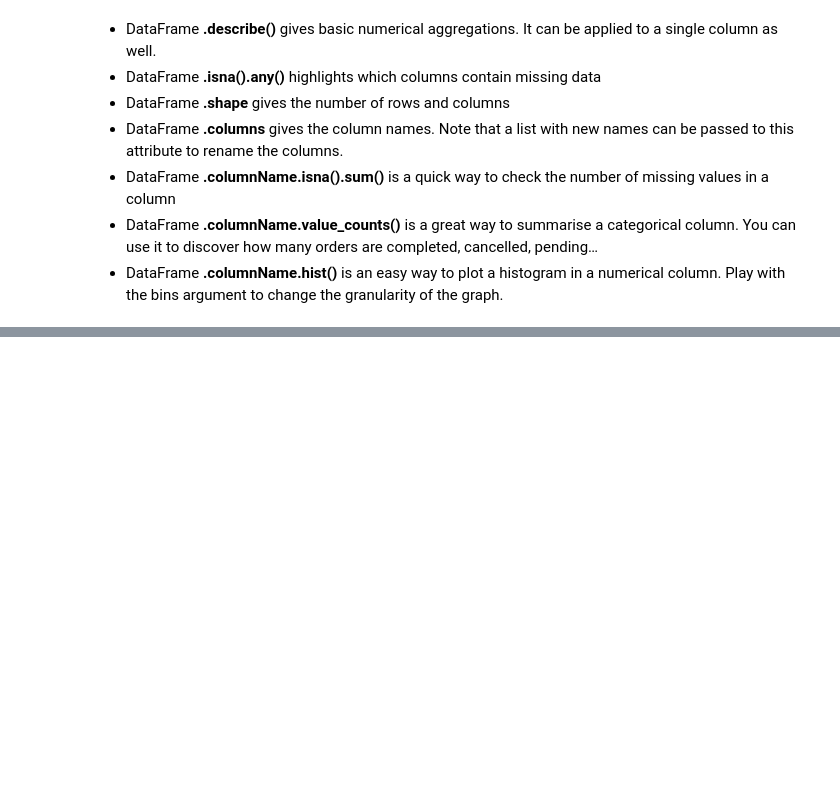
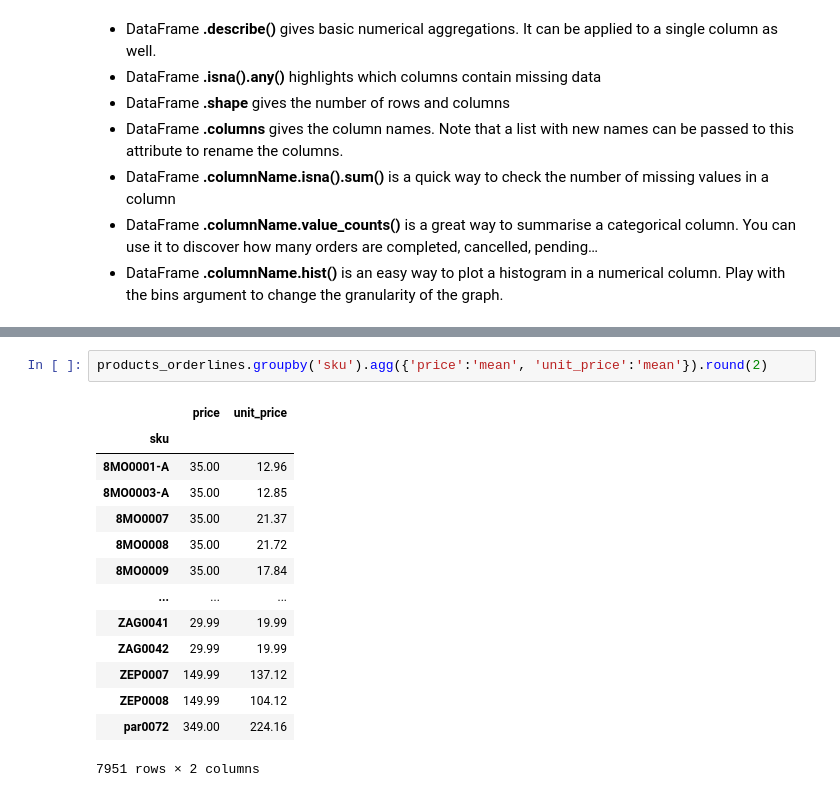
Before and after one commit to MerleSt/Eniac, a Jupyter notebook: Eniac.ipynb, the cells around one changed output, grey strips where cells are left out. Cells and saved outputs as stored; diff of their text form; blank space fills up the shorter version.

```diff
--- a/Eniac.ipynb
+++ b/Eniac.ipynb
@@ -113,0 +72,17 @@ products_orderlines[['sku', 'price', 'unit_price', 'promo_price']]
+# %%
+products_orderlines.groupby('sku').agg({'price':'mean', 'unit_price':'mean'}).round(2)
+# %% [output]
+|  | price | unit_price |
+| sku |  |  |
+| 8MO0001-A | 35.00 | 12.96 |
+| 8MO0003-A | 35.00 | 12.85 |
+| 8MO0007 | 35.00 | 21.37 |
+| 8MO0008 | 35.00 | 21.72 |
+| 8MO0009 | 35.00 | 17.84 |
+| ... | ... | ... |
+| ZAG0041 | 29.99 | 19.99 |
+| ZAG0042 | 29.99 | 19.99 |
+| ZEP0007 | 149.99 | 137.12 |
+| ZEP0008 | 149.99 | 104.12 |
+| par0072 | 349.00 | 224.16 |
+7951 rows × 2 columns
```
Also changed, not shown: parts of 4 cells of this notebook, 2 other files.
